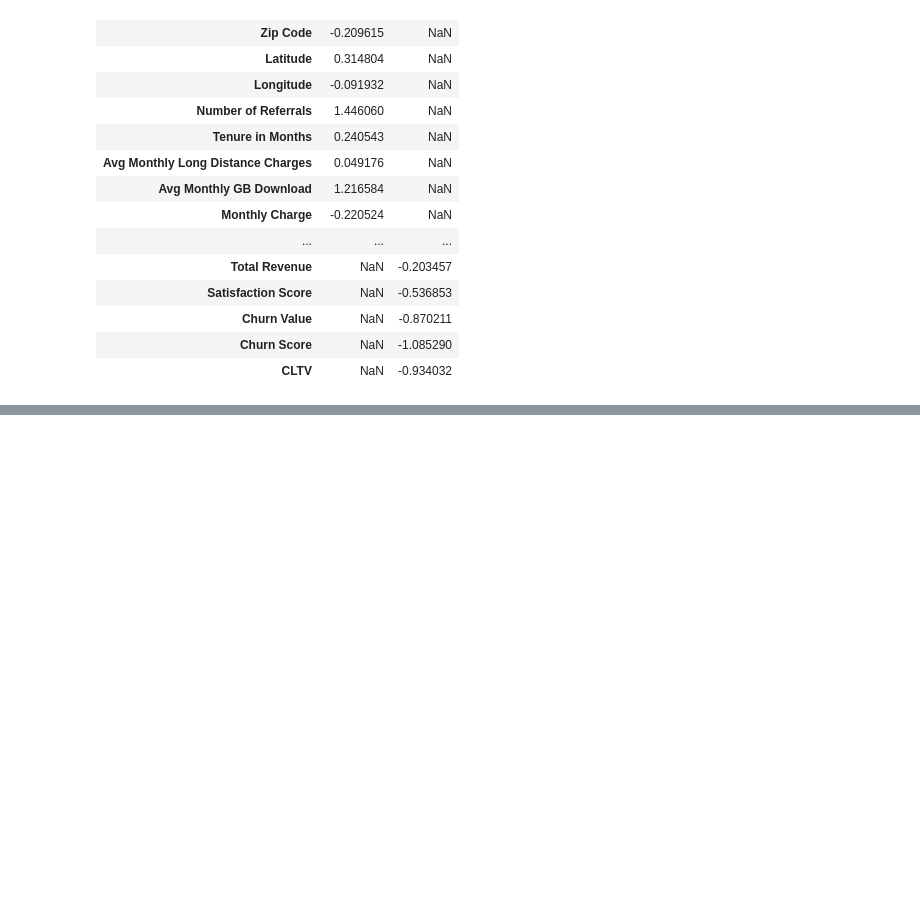
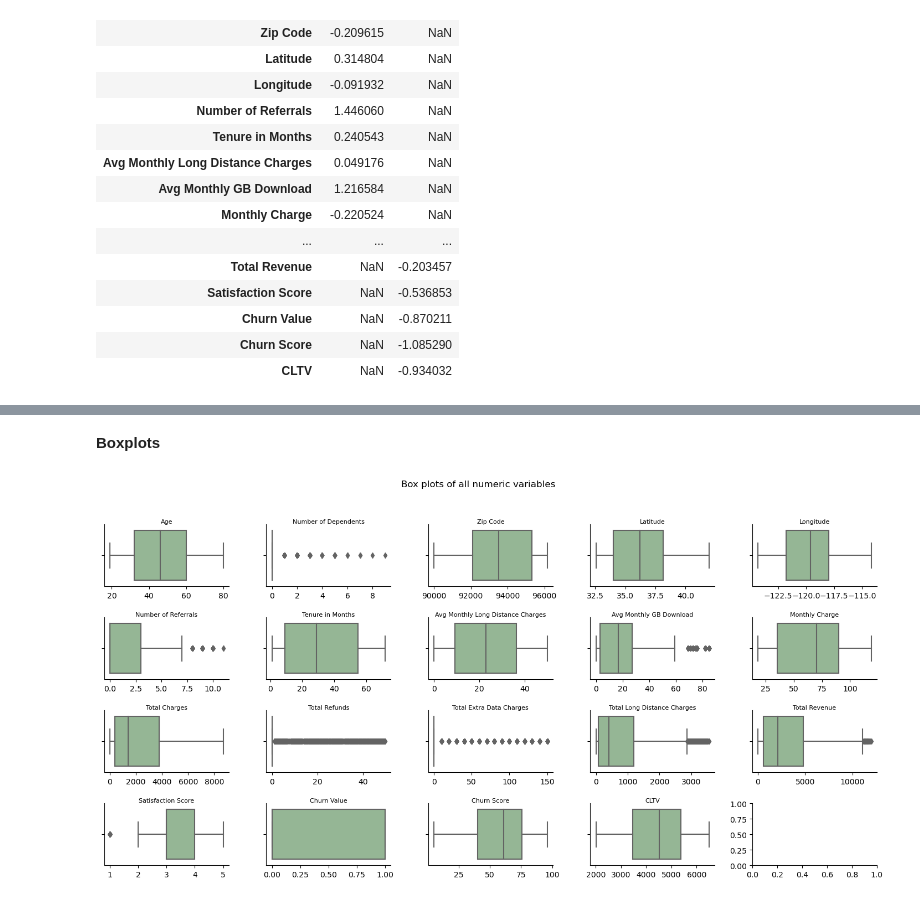
Before and after one commit to sarasustelosantos/bootcamp_group, a Jupyter notebook: Data_Exploration.ipynb, the cells around one changed output, grey strips where cells are left out. Cells and saved outputs as stored; diff of their text form; code cells hidden in the pictures; blank space fills up the shorter version.

```diff
--- a/Data_Exploration.ipynb
+++ b/Data_Exploration.ipynb
@@ -249,0 +314,22 @@ Name: count, dtype: int64
+# %% [markdown]
+**Boxplots**
+# %%
+fig, ax = plt.subplots(4, 5, figsize=(18, 8))
+for i, var in enumerate(df[['Age', 'Number of Dependents', 'Zip Code', 'Latitude', 'Longitude',  'Number of Referrals',
+'Tenure in Months',  'Avg Monthly Long Distance Charges', 'Avg Monthly GB Download', 'Monthly Charge', 'Total Charges', 'Total Refunds',
+ 'Total Extra Data Charges', 'Total Long Distance Charges', 'Total Revenue', 'Satisfaction Score', 'Churn Value','Churn Score', 'CLTV']]):
+
+    if i < 22:
+        subplot = ax.flatten()[i]
+        g = sns.boxplot(data=df,
+                        x=var,
+                        ax=subplot,
+                        color='darkseagreen')
+        subplot.set_title(var, fontsize=8, pad=1)
+        subplot.set_xlabel('')
+sns.despine()
+plt.subplots_adjust(hspace=0.5, wspace=0.3)
+fig.suptitle("Box plots of all numeric variables", fontsize=12)
+plt.show()
+# %% [output]
+[figure, added]
```
Also changed, not shown: parts of 27 cells of this notebook.
